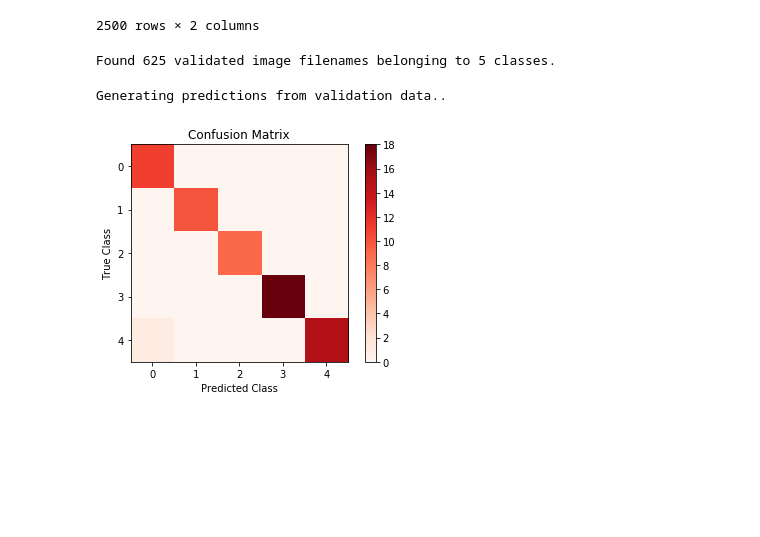
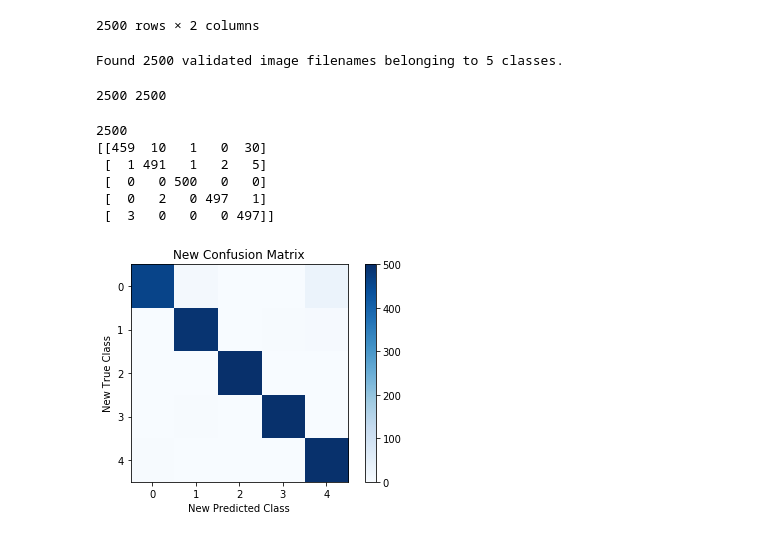
Before and after one commit to uclshyhhao/AMLS_19-20_LSH_SN16067637, a Jupyter notebook: B1/Faceshape_B1.ipynb, the cells around one changed output. Saved outputs shown, nothing was run; the diff lists cells and outputs as text; code cells hidden in the pictures; blank space fills up the shorter version.

```diff
--- a/B1/Faceshape_B1.ipynb
+++ b/B1/Faceshape_B1.ipynb
@@ -537,39 +535,49 @@ newdir = '/Users/shyhhao/Documents/dataset_test_AMLS_19-20/cartoon_set_test/img'
 # %%
-val_gen_new = data.flow_from_dataframe(dataframe = df_new,
-                                   directory = newdir,
-                                   x_col = xcol,
-                                   y_col = ycol,
-                                   class_mode = 'categorical',
-                                   target_size = (64,64),
-                                   batch_size = 64,
-                                   subset = 'validation'
-                                  )
+newdir = '/Users/shyhhao/Documents/dataset_test_AMLS_19-20/cartoon_set_test/img'xcol = 'img_name'
+ycol = 'face_shape'
+test_newdata = ImageDataGenerator(rescale=1./255)
+val_gen_new = test_newdata.flow_from_dataframe(dataframe = df_new,
+                                               directory = newdir,
+                                               x_col = xcol,
+                                               y_col = ycol,
+                                               class_mode = 'categorical',
+                                               target_size = (64,64),
+                                               batch_size = 1,
+                                               shuffle = False
+                                              )
 # %% [output]
-Found 625 validated image filenames belonging to 5 classes.
+Found 2500 validated image filenames belonging to 5 classes.
+# %%
+new_filenames = val_gen_new.filenames
+nb_samples = len(new_filenames)
+
+new_prob = model.predict_generator(val_gen_new,steps = nb_samples)
+# %%
+print(len(new_filenames), len(new_prob))
+# %% [output]
+2500 2500
+# %%
+new_pred = np.argmax(new_prob, axis=1)
+new_true = np.array(val_gen_new.classes)
+print(len(new_pred))
+
+newcm = confusion_matrix(new_true, new_pred)
+
+print(newcm)
+# %% [output]
+2500
+[[459  10   1   0  30]
+ [  1 491   1   2   5]
+ [  0   0 500   0   0]
+ [  0   2   0 497   1]
+ [  3   0   0   0 497]]
 # %%
-print("Generating predictions from validation data..")
-
-x_test_new = val_gen_new[0][0]
-y_test_new = val_gen_new[0][1]
-
-class_probabilities = model.predict(x_test_new)
-
-predictions = np.argmax(class_probabilities, axis=1)
-
-true_labels = np.argmax(y_test_new, axis=1)
-
-classes = ["0", "1", "2", "3" , "4"]
-
-cm_new = confusion_matrix(true_labels, predictions)
-# print(cm)
-
-plt.imshow(cm_new, interpolation="nearest", cmap=plt.cm.Reds)
+plt.imshow(newcm, interpolation="nearest", cmap=plt.cm.Blues)
 plt.colorbar()
 tick_marks = np.arange(len(classes))
-plt.title('Confusion Matrix')
-plt.xlabel("Predicted Class")
-plt.ylabel("True Class")
+plt.title('New Confusion Matrix')
+plt.xlabel("New Predicted Class")
+plt.ylabel("New True Class")
 plt.show()
 # %% [output]
-Generating predictions from validation data..
-[figure, old version]
+[figure, new version]
```
Also changed, not shown: parts of 9 cells of this notebook, 11 other files.
